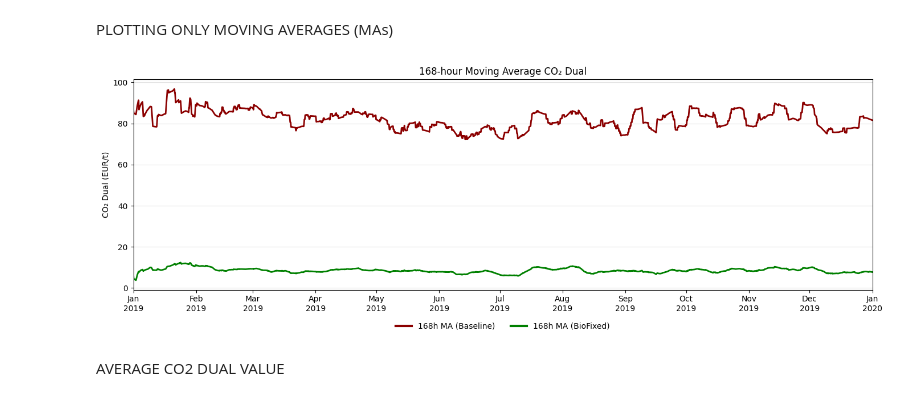
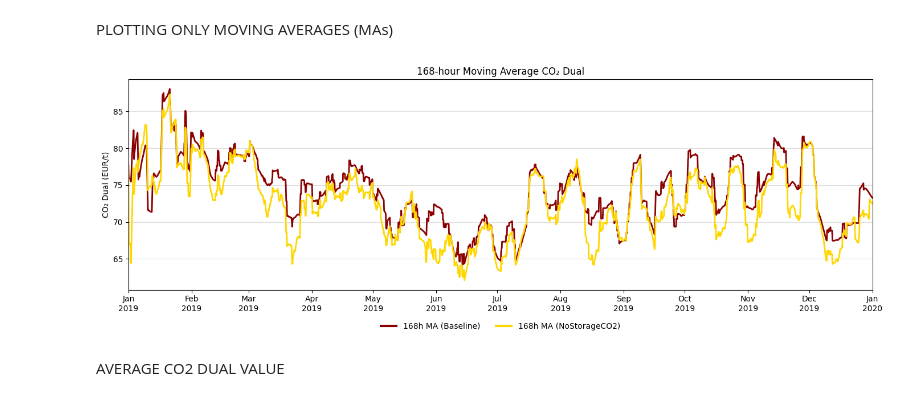
Before and after one commit to kubachri/GLS-EnerHub2X-Pricing, a Jupyter notebook: plots/DualCO2.ipynb, the cells around one changed output. Drawn from its saved outputs; the diff is of its cells as text; code cells hidden in the pictures.

```diff
--- a/plots/DualCO2.ipynb
+++ b/plots/DualCO2.ipynb
@@ -118,7 +118,7 @@ scenario_colors = {
 start="2019-01-01"
 end="2020-01-01"
 
-fig = plot_scenarios(df, ["Baseline", "H2", "BioFixed"], scenario_colors, start=start, end=end)
+fig = plot_scenarios(df, ["NoStorageCO2", "NoStorageALL"], scenario_colors, start=start, end=end)
 
 fig.savefig("DualCO2Hourly.pdf", format="pdf", bbox_inches="tight")
 plt.show(fig)
@@ -214,28 +214,28 @@ def plot_ma_scenarios(df, scenarios, scenario_colors=None,
 # %%
 scenario_colors = {
     "Baseline":  "darkred",
     "NoStorageCO2": "gold",
     "NoStorageALL": "gray",
     "H2":        "dodgerblue",
     "BioFixed":  "green",
     "CO2Trans": "purple"
 }
 start="2019-01-01"
 end="2020-01-01"
 
 fig = plot_ma_scenarios(
     df,
-    ["Baseline", "BioFixed"],
+    ["Baseline", "NoStorageCO2"],
     scenario_colors=scenario_colors,
     start=start,
     end=end,
     ma_window=168,
 )
 
 fig.savefig("DualCO2MA.pdf", format="pdf", bbox_inches="tight")
 plt.show()
 # %% [output]
-[figure, old version]
+[figure, new version]
 # %% [markdown]
 AVERAGE CO2 DUAL VALUE
 # %%
```
Also changed, not shown: parts of 9 cells of this notebook, 9 other files.
